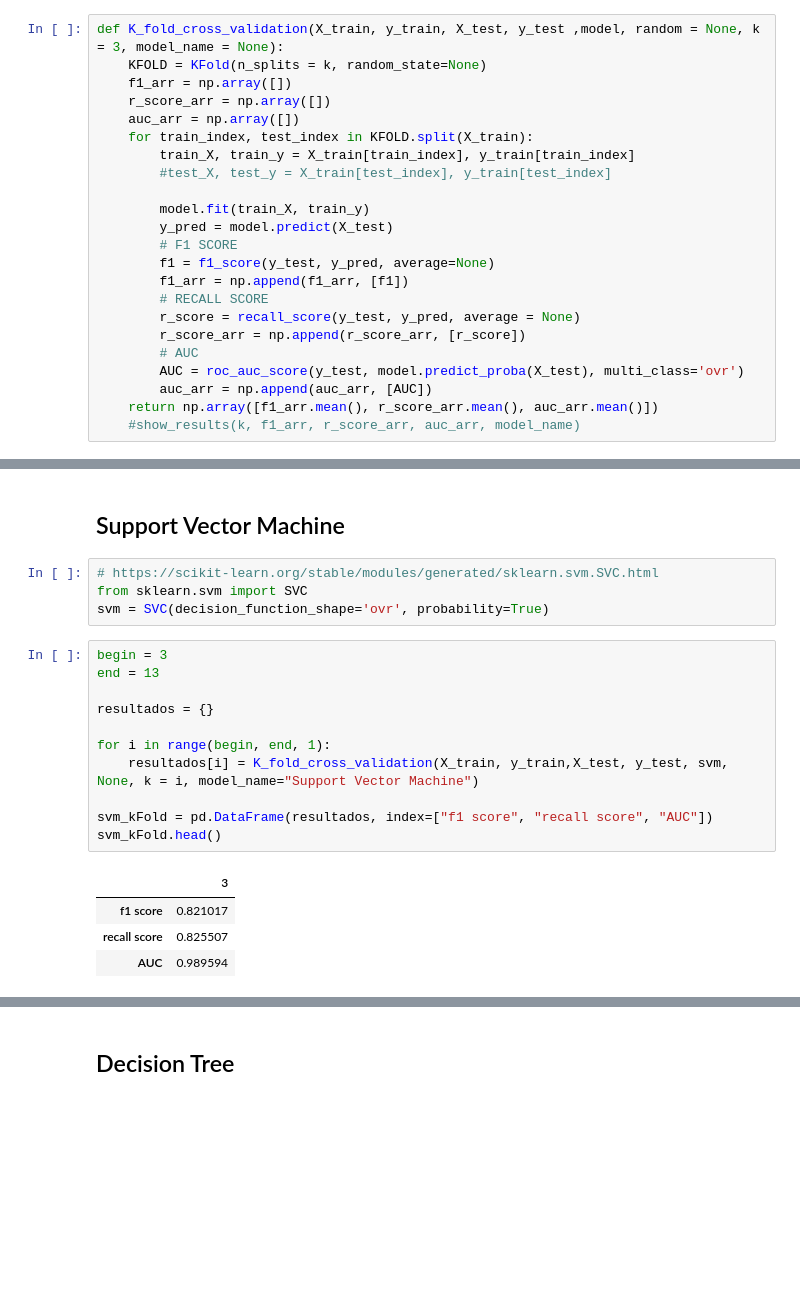
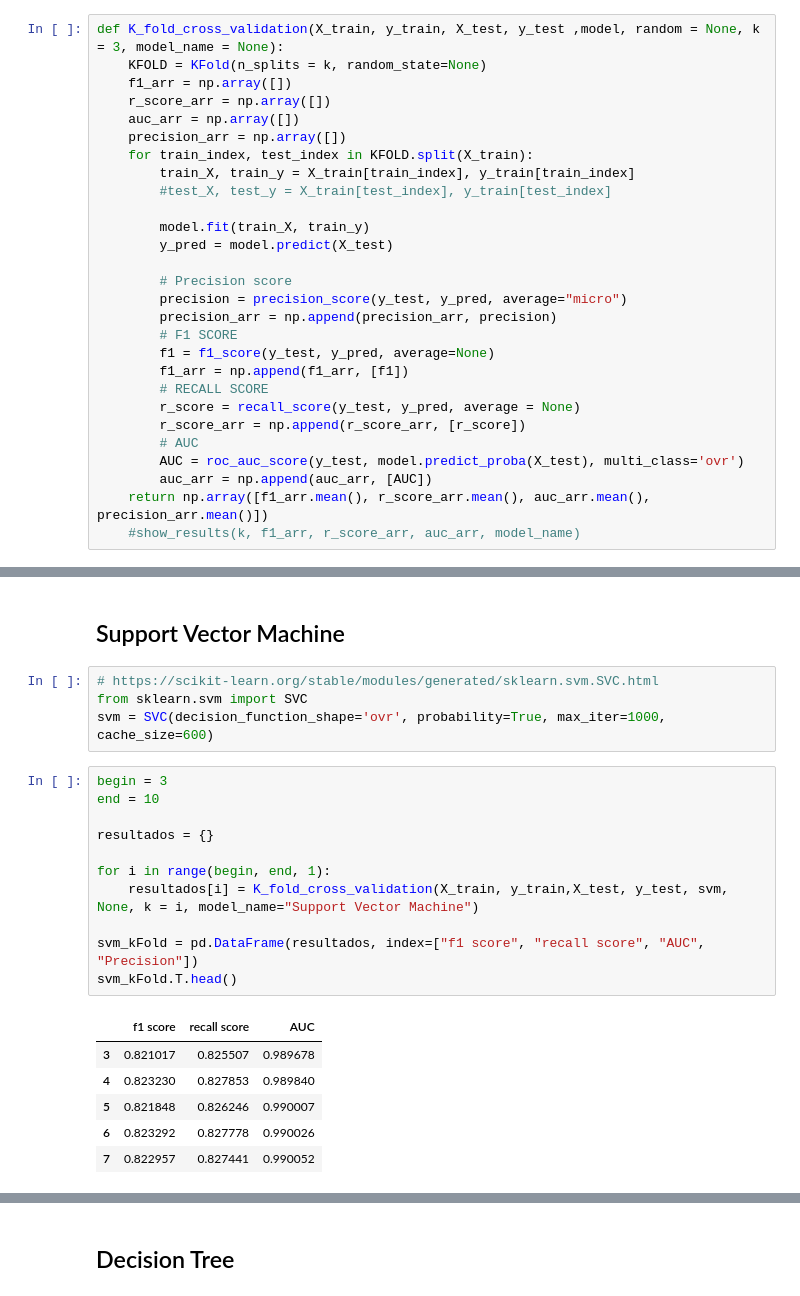
Before and after one commit to Andres20-Utec/Proyecto-2-AI, a Jupyter notebook: proyecto.ipynb, the cells around one changed output, grey strips where cells are left out. Drawn from its saved outputs; the diff is of its cells as text; blank space fills up the shorter version.

Commit message:
add precision score

```diff
--- a/proyecto.ipynb
+++ b/proyecto.ipynb
@@ -50,12 +50,17 @@ def K_fold_cross_validation(X_train, y_train, X_test, y_test ,model, random = No
     f1_arr = np.array([])
     r_score_arr = np.array([])
     auc_arr = np.array([])
+    precision_arr = np.array([])
     for train_index, test_index in KFOLD.split(X_train):
         train_X, train_y = X_train[train_index], y_train[train_index]
         #test_X, test_y = X_train[test_index], y_train[test_index]
 
         model.fit(train_X, train_y)
         y_pred = model.predict(X_test)
+
+        # Precision score
+        precision = precision_score(y_test, y_pred, average="micro")
+        precision_arr = np.append(precision_arr, precision)
         # F1 SCORE
         f1 = f1_score(y_test, y_pred, average=None)
         f1_arr = np.append(f1_arr, [f1])
@@ -65,7 +70,7 @@ def K_fold_cross_validation(X_train, y_train, X_test, y_test ,model, random = No
         # AUC
         AUC = roc_auc_score(y_test, model.predict_proba(X_test), multi_class='ovr')
         auc_arr = np.append(auc_arr, [AUC])
-    return np.array([f1_arr.mean(), r_score_arr.mean(), auc_arr.mean()])
+    return np.array([f1_arr.mean(), r_score_arr.mean(), auc_arr.mean(), precision_arr.mean()])
     #show_results(k, f1_arr, r_score_arr, auc_arr, model_name)
 # %%
 def bs(n, n_bootstrap= 3, n_train = 0.5, random_state = None):
@@ -117,20 +126,22 @@ X_test = np.array(df_test.iloc[:, 1:])
 # %%
 # https://scikit-learn.org/stable/modules/generated/sklearn.svm.SVC.html
 from sklearn.svm import SVC
-svm = SVC(decision_function_shape='ovr', probability=True)
+svm = SVC(decision_function_shape='ovr', probability=True, max_iter=1000, cache_size=600)
 # %%
 begin = 3
-end = 13
+end = 10
 
 resultados = {}
 
 for i in range(begin, end, 1):
     resultados[i] = K_fold_cross_validation(X_train, y_train,X_test, y_test, svm, None, k = i, model_name="Support Vector Machine")
 
-svm_kFold = pd.DataFrame(resultados, index=["f1 score", "recall score", "AUC"])
-svm_kFold.head()
+svm_kFold = pd.DataFrame(resultados, index=["f1 score", "recall score", "AUC", "Precision"])
+svm_kFold.T.head()
 # %% [output]
-|  | 3 |
-| f1 score | 0.821017 |
-| recall score | 0.825507 |
-| AUC | 0.989594 |
+|  | f1 score | recall score | AUC |
+| 3 | 0.821017 | 0.825507 | 0.989678 |
+| 4 | 0.823230 | 0.827853 | 0.989840 |
+| 5 | 0.821848 | 0.826246 | 0.990007 |
+| 6 | 0.823292 | 0.827778 | 0.990026 |
+| 7 | 0.822957 | 0.827441 | 0.990052 |
```
Also changed, not shown: parts of 13 cells of this notebook.
